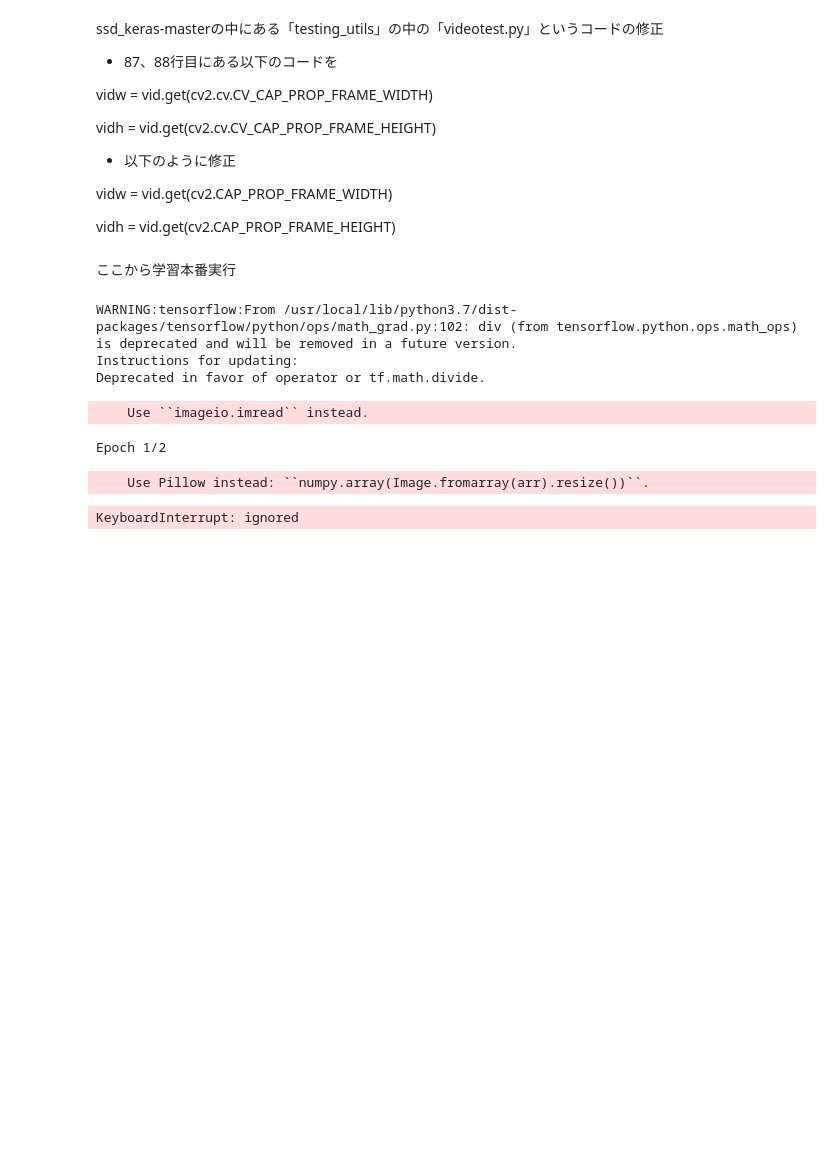
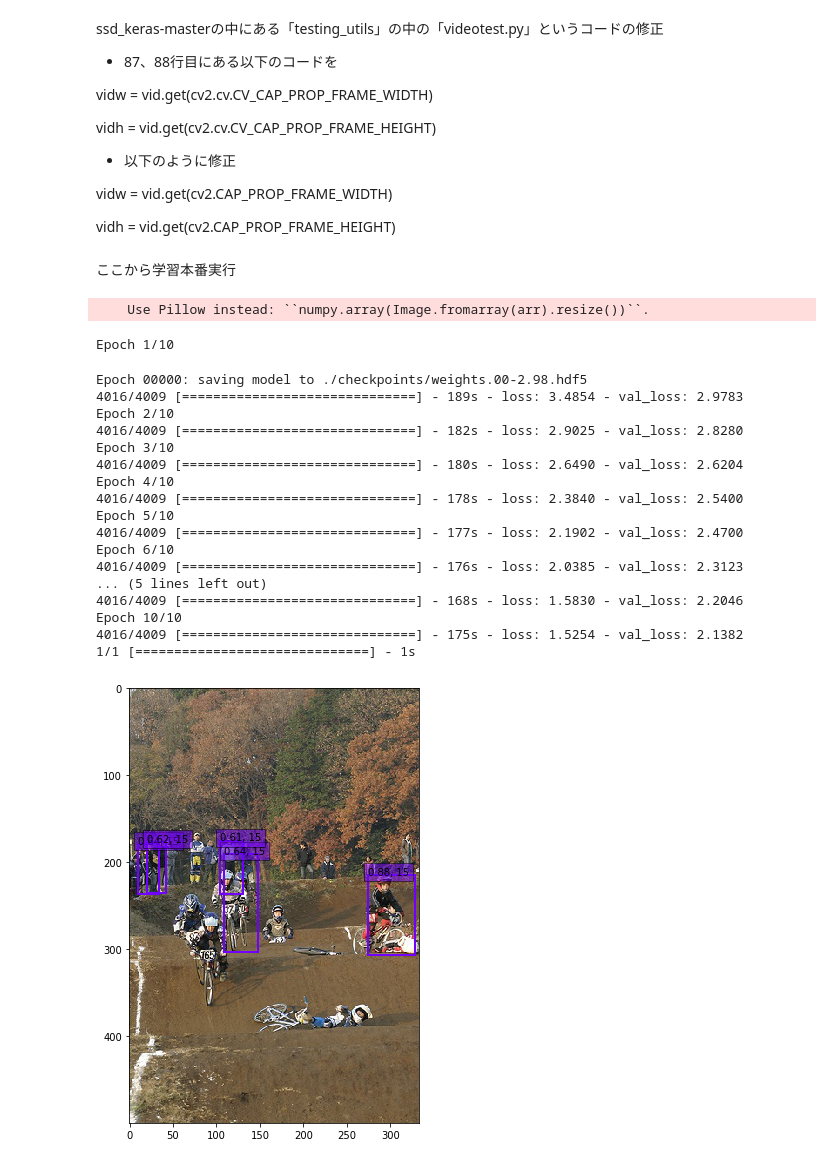
Before and after one commit to N-Tsuruta/SSD_TSG, a Jupyter notebook: SSD入門1.ipynb, the cells around one changed output. Drawn from its saved outputs; the diff is of its cells as text; code cells hidden in the pictures; blank space fills up the shorter version.

```diff
--- a/SSD入門1.ipynb
+++ b/SSD入門1.ipynb
@@ -331,7 +320,7 @@ pickle.dump(data,open('VOC2007.pkl','wb'))
 import cv2
 import keras
 from keras.applications.imagenet_utils import preprocess_input
-from keras.backend.tensorflow_backend import set_session
+#from keras.backend.tensorflow_backend import set_session
 #from keras.backend import tensorflow_backend
 
 from keras.models import Model
@@ -340,7 +329,7 @@ import matplotlib.pyplot as plt
 import numpy as np
 import pickle
 from random import shuffle
-from scipy.misc import imread
+#from scipy.misc import imread
 from scipy.misc import imresize
 import tensorflow as tf
 
@@ -544,7 +533,8 @@ class Generator(object):
 
 path_prefix = './VOCdevkit/VOC2007/JPEGImages/'
 
-gen = Generator(gt, bbox_util, 4, path_prefix,
+#gen = Generator(gt, bbox_util, 4, path_prefix,
+gen = Generator(gt, bbox_util, 16, path_prefix,
                 train_keys, val_keys,
                 (input_shape[0], input_shape[1]), do_crop=False)
 
@@ -573,22 +563,31 @@ optim = keras.optimizers.Adam(lr=base_lr)
 model.compile(optimizer=optim,
               loss=MultiboxLoss(NUM_CLASSES, neg_pos_ratio=2.0).compute_loss)
 
-epochs = 2 #100
-batch_size=16 #例
-history = model.fit_generator(gen.generate(True),
-                     steps_per_epoch =gen.train_batches//batch_size,
-                              epochs=epochs, verbose=1,
+#epochs = 2 #100
+nb_epoch = 10
+#batch_size=16 #例
+
+history = model.fit_generator(gen.generate(True), gen.train_batches,
+                              nb_epoch, verbose=1,
                               callbacks=callbacks,
                               validation_data=gen.generate(False),
-                              validation_steps=gen.val_batches,
-                              workers=1)
+                              nb_val_samples=gen.val_batches,
+                              nb_worker=1)
+
+#history = model.fit_generator(gen.generate(True),
+#                     steps_per_epoch =gen.train_batches//batch_size,
+#                              epochs=epochs, verbose=1,
+#                              callbacks=callbacks,
+#                              validation_data=gen.generate(False),
+#                              validation_steps=gen.val_batches,
+#                              workers=1)
 
 inputs = []
 images = []
 img_path = path_prefix + sorted(val_keys)[0]
 img = image.load_img(img_path, target_size=(300, 300))
 img = image.img_to_array(img)
-images.append(imread(img_path))
+images.append(imageio.imread(img_path))
 inputs.append(img.copy())
 inputs = preprocess_input(np.array(inputs))
 
@@ -608,37 +607,50 @@ for i, img in enumerate(images):
     top_indices = [i for i, conf in enumerate(det_conf) if conf >= 0.6]
 
     top_conf = det_conf[top_indices]
     top_label_indices = det_label[top_indices].tolist()
     top_xmin = det_xmin[top_indices]
     top_ymin = det_ymin[top_indices]
     top_xmax = det_xmax[top_indices]
     top_ymax = det_ymax[top_indices]
 
     colors = plt.cm.hsv(np.linspace(0, 1, NUM_CLASSES)).tolist()
 
     plt.imshow(img / 255.)
     currentAxis = plt.gca()
 
     for i in range(top_conf.shape[0]):
         xmin = int(round(top_xmin[i] * img.shape[1]))
         ymin = int(round(top_ymin[i] * img.shape[0]))
         xmax = int(round(top_xmax[i] * img.shape[1]))
         ymax = int(round(top_ymax[i] * img.shape[0]))
         score = top_conf[i]
         label = int(top_label_indices[i])
         # label_name = voc_classes[label - 1]
         display_txt = '{:0.2f}, {}'.format(score, label)
         coords = (xmin, ymin), xmax-xmin+1, ymax-ymin+1
         color = colors[label]
         currentAxis.add_patch(plt.Rectangle(*coords, fill=False, edgecolor=color, linewidth=2))
         currentAxis.text(xmin, ymin, display_txt, bbox={'facecolor':color, 'alpha':0.5})
 
     plt.show()
 # %% [output]
-WARNING:tensorflow:From /usr/local/lib/python3.7/dist-packages/tensorflow/python/ops/math_grad.py:102: div (from tensorflow.python.ops.math_ops) is deprecated and will be removed in a future version.
-Instructions for updating:
-Deprecated in favor of operator or tf.math.divide.
+    Use Pillow instead: ``numpy.array(Image.fromarray(arr).resize())``.
-    Use ``imageio.imread`` instead.
+Epoch 1/10
-Epoch 1/2
+Epoch 00000: saving model to ./checkpoints/weights.00-2.98.hdf5
+4016/4009 [==============================] - 189s - loss: 3.4854 - val_loss: 2.9783
+Epoch 2/10
+4016/4009 [==============================] - 182s - loss: 2.9025 - val_loss: 2.8280
+Epoch 3/10
+4016/4009 [==============================] - 180s - loss: 2.6490 - val_loss: 2.6204
+Epoch 4/10
+4016/4009 [==============================] - 178s - loss: 2.3840 - val_loss: 2.5400
+Epoch 5/10
+4016/4009 [==============================] - 177s - loss: 2.1902 - val_loss: 2.4700
+Epoch 6/10
+4016/4009 [==============================] - 176s - loss: 2.0385 - val_loss: 2.3123
+... (5 lines left out)
+4016/4009 [==============================] - 168s - loss: 1.5830 - val_loss: 2.2046
+Epoch 10/10
+4016/4009 [==============================] - 175s - loss: 1.5254 - val_loss: 2.1382
+1/1 [==============================] - 1s
-    Use Pillow instead: ``numpy.array(Image.fromarray(arr).resize())``.
-KeyboardInterrupt: ignored
+[figure, added]
```
Also changed, not shown: parts of 5 cells of this notebook.
